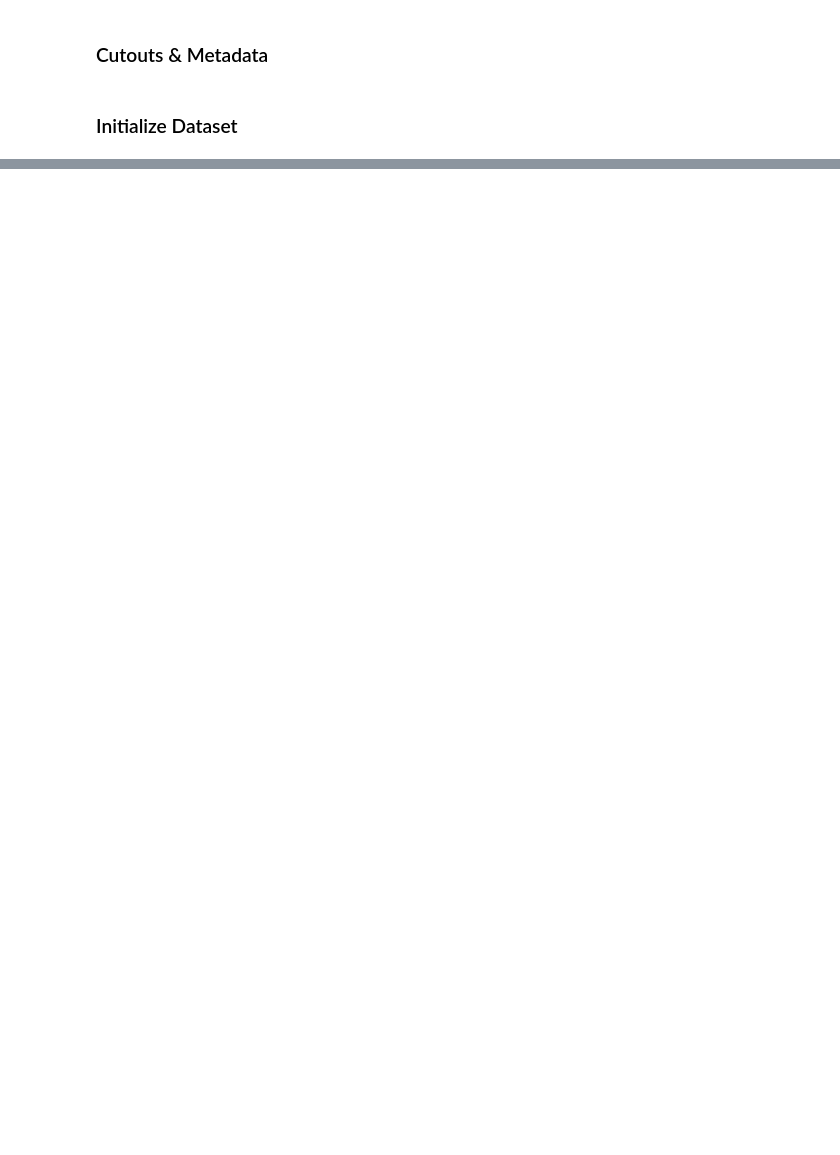
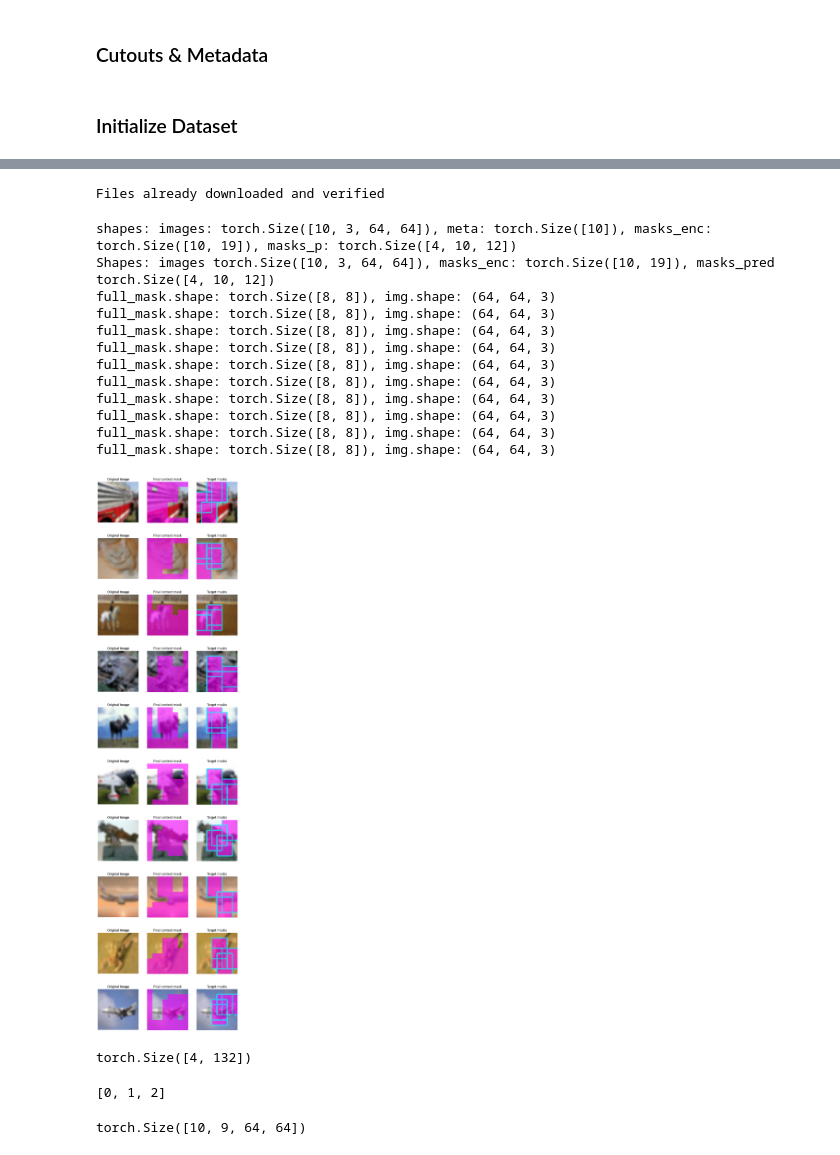
Before and after one commit to teaghan/sky_embeddings, a Jupyter notebook: notebooks/JEPA_dev.ipynb, the cells around one changed output, grey strips where cells are left out. Drawn from its saved outputs; the diff is of its cells as text; code cells hidden in the pictures; blank space fills up the shorter version.

```diff
--- a/notebooks/JEPA_dev.ipynb
+++ b/notebooks/JEPA_dev.ipynb
@@ -373,13 +440,13 @@ def tensor_compatible(df):
 # %% [markdown]
 ### Hyper Parameters
 # %%
-input_size=(224, 224)
+input_size=(64, 64)
 patch_size=8
 enc_mask_scale=(0.85, 1.0)
-pred_mask_scale=(0.02, 0.15)
-aspect_ratio=(0.5, 1.5)
+pred_mask_scale=(0.15, 0.2)
+aspect_ratio=(0.75, 1.5)
 nenc=1
-npred=6
-min_keep=10
+npred=4
+min_keep=5
 height, width = input_size[0] // patch_size, input_size[1] // patch_size
 alpha_grid = 0.5
@@ -387,8 +458,9 @@ alpha_grid = 0.5
 ### Cutouts & Metadata
 # %%
 root = '/home/nick/astro/sky_embeddings/data'
-cutouts = read_h5(os.path.join(root,'146_324_224x224_ugriz.h5'))
-catalog = pd.read_csv(os.path.join(root,'(146, 324)_catalog.csv'))
+cutouts = read_h5(os.path.join(root,'HSC_dud_simple_classifier_data_GIRYZ7610_64.h5'))
+bands = ['G', 'I', 'R', 'Y', 'Z', 'NB0387', 'NB0816', 'NB0921', 'NB1010']
+# catalog = pd.read_csv(os.path.join(root,'(146, 324)_catalog.csv'))
 # %% [markdown]
 ### Initialize Dataset
 # %%
@@ -428,5 +516,5 @@ for images, meta, masks_enc, masks_p in dataloader:
 # %%
-images_in = load_images(batch_size=4)
+images_in = load_images(batch_size=10, img_size=64)
 
 mask_collator = MaskCollator(
 input_size=input_size,
@@ -438,12 +526,41 @@ nenc=nenc,
 npred=npred,
 allow_overlap=False,
 min_keep=min_keep)
+# %% [output]
+Files already downloaded and verified
 # %%
-#images, meta, masks_enc, masks_p = mask_collator(images_in)
-#print(f'shapes: images: {images.shape}, meta: {meta.shape}, masks_enc: {masks_enc[0].shape}, masks_p: {torch.stack(masks_p).shape}')
-idx = 0
-images, meta, masks_enc, masks_p = image_list[idx], meta_list[idx], mask_enc_list[idx], mask_p_list[idx]
+images, meta, masks_enc, masks_p = mask_collator(images_in)
+print(f'shapes: images: {images.shape}, meta: {meta.shape}, masks_enc: {masks_enc[0].shape}, masks_p: {torch.stack(masks_p).shape}')
+# idx = 1
+# images, meta, masks_enc, masks_pred = image_list[idx], meta_list[idx], mask_enc_list[idx], mask_p_list[idx]
 stacked_masks_p = torch.stack(masks_p)
 reshaped_masks = torch.unbind(stacked_masks_p, dim=1)
 # Just use one set of encoder masks for demonstration
-img = visualize_masks(images, masks_enc[0], reshaped_masks, patch_size, alpha_grid, patch_grid=False)
+print(f'Shapes: images {images.shape}, masks_enc: {masks_enc[0].shape}, masks_pred {torch.stack(masks_pred).shape}')
+visualize_masks(images, masks_enc[0], reshaped_masks, patch_size, bands, alpha_grid, n_samples=5, patch_grid=False, show_plot=True)
+# %% [output]
+shapes: images: torch.Size([10, 3, 64, 64]), meta: torch.Size([10]), masks_enc: torch.Size([10, 19]), masks_p: torch.Size([4, 10, 12])
+Shapes: images torch.Size([10, 3, 64, 64]), masks_enc: torch.Size([10, 19]), masks_pred torch.Size([4, 10, 12])
+full_mask.shape: torch.Size([8, 8]), img.shape: (64, 64, 3)
+full_mask.shape: torch.Size([8, 8]), img.shape: (64, 64, 3)
+full_mask.shape: torch.Size([8, 8]), img.shape: (64, 64, 3)
+full_mask.shape: torch.Size([8, 8]), img.shape: (64, 64, 3)
+full_mask.shape: torch.Size([8, 8]), img.shape: (64, 64, 3)
+full_mask.shape: torch.Size([8, 8]), img.shape: (64, 64, 3)
+full_mask.shape: torch.Size([8, 8]), img.shape: (64, 64, 3)
+full_mask.shape: torch.Size([8, 8]), img.shape: (64, 64, 3)
+full_mask.shape: torch.Size([8, 8]), img.shape: (64, 64, 3)
+full_mask.shape: torch.Size([8, 8]), img.shape: (64, 64, 3)
+[figure, added]
+# %%
+reshaped_masks[0].shape
+# %% [output]
+torch.Size([4, 132])
+# %%
+get_band_indices(bands, ['I','R','G'])[1]
+# %% [output]
+[0, 1, 2]
+# %%
+images.shape
+# %% [output]
+torch.Size([10, 9, 64, 64])
```
Also changed, not shown: parts of 6 cells of this notebook, 2 other files.
